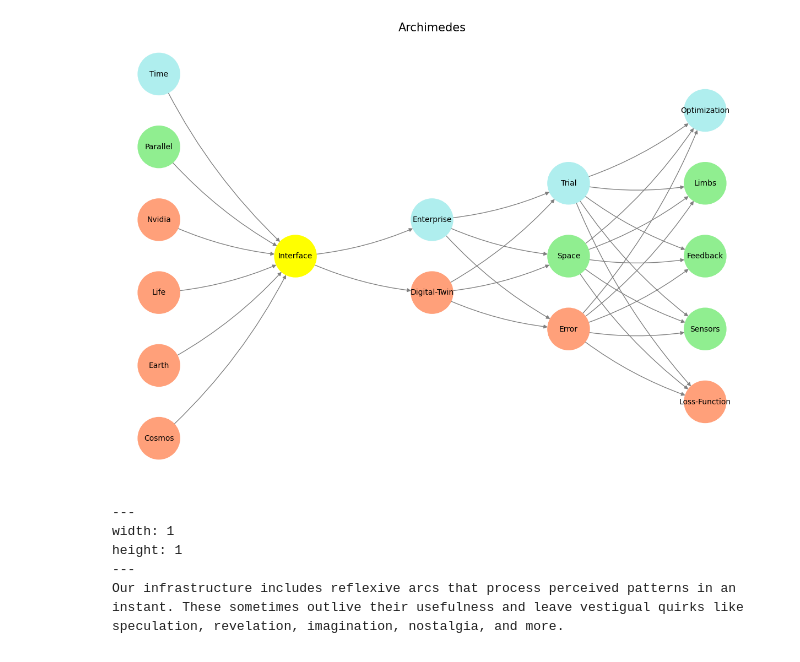
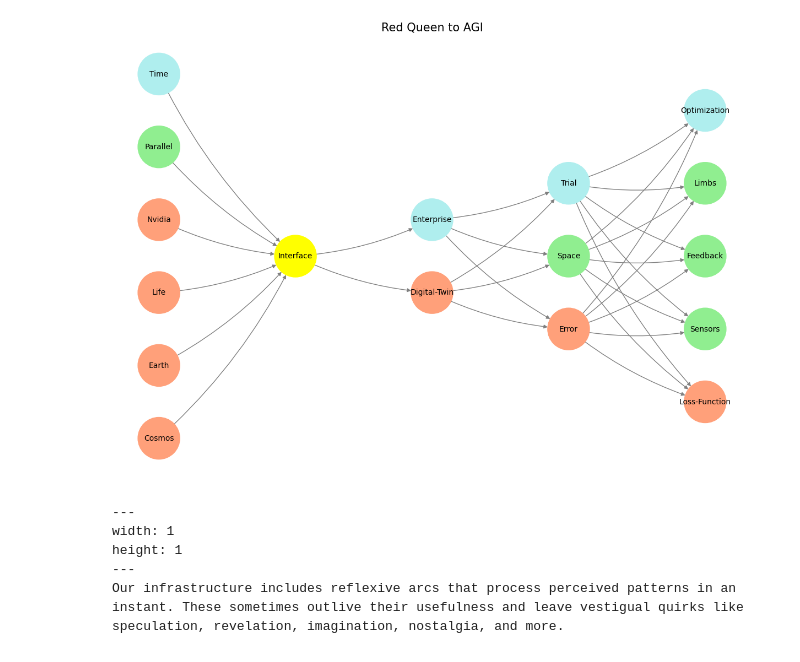
Before and after one commit to abikesa/weisner, a Jupyter notebook: kitabo/ensi/_build/jupyter_execute/act1/chapter1.ipynb, the cells around one changed output. Cells and saved outputs as stored; diff of their text form; code cells hidden in the pictures.

Commit message:
red queen to silicon

````diff
--- a/kitabo/ensi/_build/jupyter_execute/act1/chapter1.ipynb
+++ b/kitabo/ensi/_build/jupyter_execute/act1/chapter1.ipynb
@@ -122,35 +92,35 @@ def visualize_nn():
     center_x = 0  # Align nodes horizontally
 
     # Add nodes and assign positions
     for i, (layer_name, nodes) in enumerate(layers.items()):
         y_positions = calculate_positions(nodes, center_x, offset=-len(layers) + i + 1)
         for node, position in zip(nodes, y_positions):
             G.add_node(node, layer=layer_name)
             pos[node] = position
             node_colors.append(assign_colors(node, layer_name))
 
     # Add edges (without weights)
     for layer_pair in [
         ('Pre-Input/World', 'Yellowstone/PerceptionAI'), ('Yellowstone/PerceptionAI', 'Input/AgenticAI'), ('Input/AgenticAI', 'Hidden/GenerativeAI'), ('Hidden/GenerativeAI', 'Output/PhysicalAI')
     ]:
         source_layer, target_layer = layer_pair
         for source in layers[source_layer]:
             for target in layers[target_layer]:
                 G.add_edge(source, target)
 
     # Draw the graph
     plt.figure(figsize=(12, 8))
     nx.draw(
         G, pos, with_labels=True, node_color=node_colors, edge_color='gray',
         node_size=3000, font_size=10, connectionstyle="arc3,rad=0.1"
     )
-    plt.title("Archimedes", fontsize=15)
+    plt.title("Red Queen to AGI", fontsize=15)
     plt.show()
 
 # Run the visualization
 visualize_nn()
 # %% [output]
-[figure, old version]
+[figure, new version]
 # %% [markdown]
 ```{figure} ../figures/blanche.*
 ---
````
Also changed, not shown: parts of 2 cells of this notebook, 7 other files.
